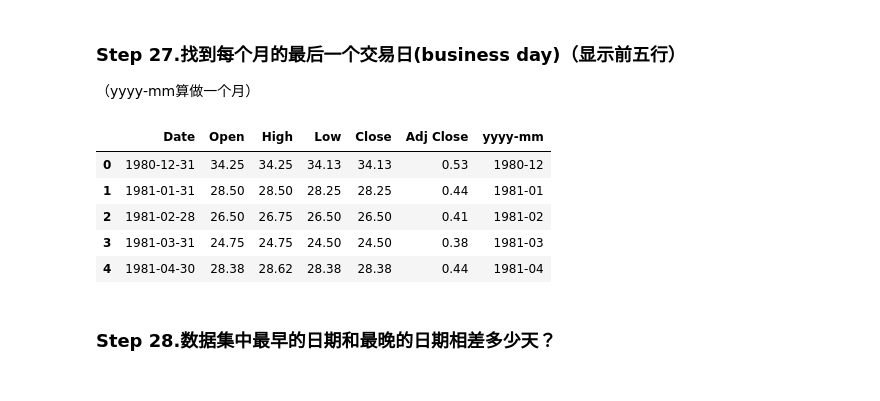
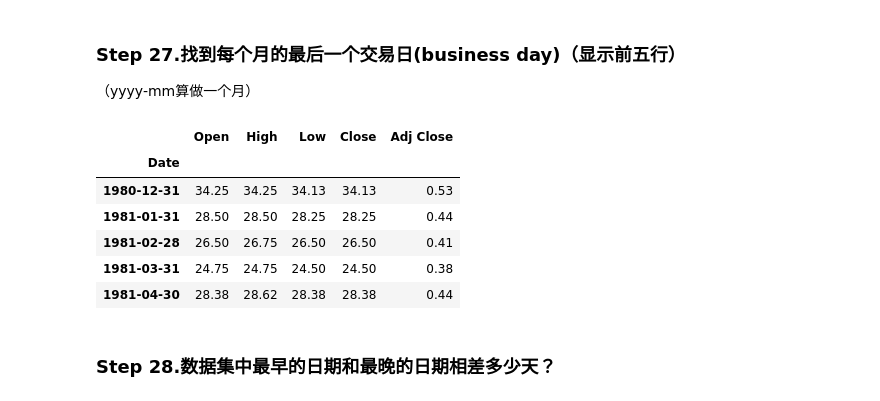
Before and after one commit to HGT158/Fundamentals-of-Data-Science, a Jupyter notebook: pandas/第4 章- 使用Pandas进行数据分析作业_题目.ipynb, the cells around one changed output. Saved outputs shown, nothing was run; the diff lists cells and outputs as text; code cells hidden in the pictures.

```diff
--- a/pandas/第4 章- 使用Pandas进行数据分析作业_题目.ipynb
+++ b/pandas/第4 章- 使用Pandas进行数据分析作业_题目.ipynb
@@ -256,0 +279,4 @@ False
+# %%
+#your code
+apple.loc[10:19, 'Volume'] = np.nan
+apple[10:20]
@@ -286,10 +328,12 @@ False
 ### Step 23.将Date这个列转换为datetime类型
 # %%
 #your code
+apple['Date'] = pd.to_datetime(apple['Date'])
 # %% [markdown]
 ### Step 24.将Date设置为索引
 # %%
 #your code
+apple.set_index('Date', inplace=True)
 # %% [markdown]
 ### Step 25.是否有重复的日期？
 # %%
@@ -310,0 +347,4 @@ False
+# %%
+#your code
+apple.sort_index(ascending=True, inplace=True)
+apple.head()
@@ -313,12 +361,15 @@ False
 （yyyy-mm算做一个月）
 # %%
 #your code
+last_day_per_month = apple.resample('ME').last()
+last_day_per_month.head()
 # %% [output]
-|  | Date | Open | High | Low | Close | Adj Close | yyyy-mm |
-| 0 | 1980-12-31 | 34.25 | 34.25 | 34.13 | 34.13 | 0.53 | 1980-12 |
-| 1 | 1981-01-31 | 28.50 | 28.50 | 28.25 | 28.25 | 0.44 | 1981-01 |
-| 2 | 1981-02-28 | 26.50 | 26.75 | 26.50 | 26.50 | 0.41 | 1981-02 |
-| 3 | 1981-03-31 | 24.75 | 24.75 | 24.50 | 24.50 | 0.38 | 1981-03 |
-| 4 | 1981-04-30 | 28.38 | 28.62 | 28.38 | 28.38 | 0.44 | 1981-04 |
+|  | Open | High | Low | Close | Adj Close |
+| Date |  |  |  |  |  |
+| 1980-12-31 | 34.25 | 34.25 | 34.13 | 34.13 | 0.53 |
+| 1981-01-31 | 28.50 | 28.50 | 28.25 | 28.25 | 0.44 |
+| 1981-02-28 | 26.50 | 26.75 | 26.50 | 26.50 | 0.41 |
+| 1981-03-31 | 24.75 | 24.75 | 24.50 | 24.50 | 0.38 |
+| 1981-04-30 | 28.38 | 28.62 | 28.38 | 28.38 | 0.44 |
 # %% [markdown]
 ### Step 28.数据集中最早的日期和最晚的日期相差多少天？
```
Also changed, not shown: parts of 43 cells of this notebook, 1 other file.
